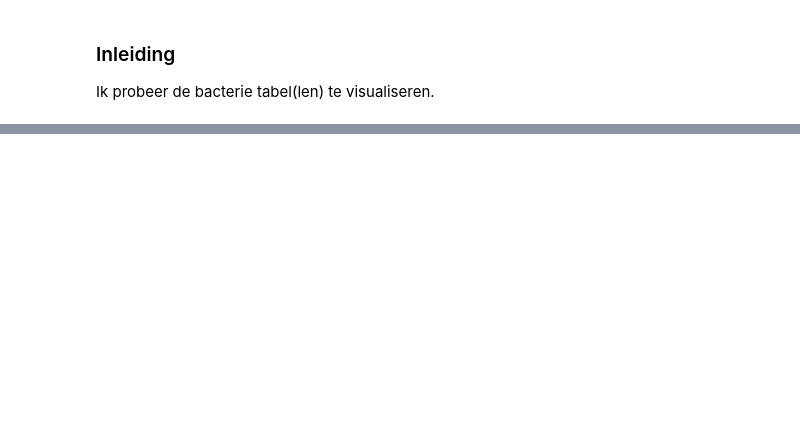
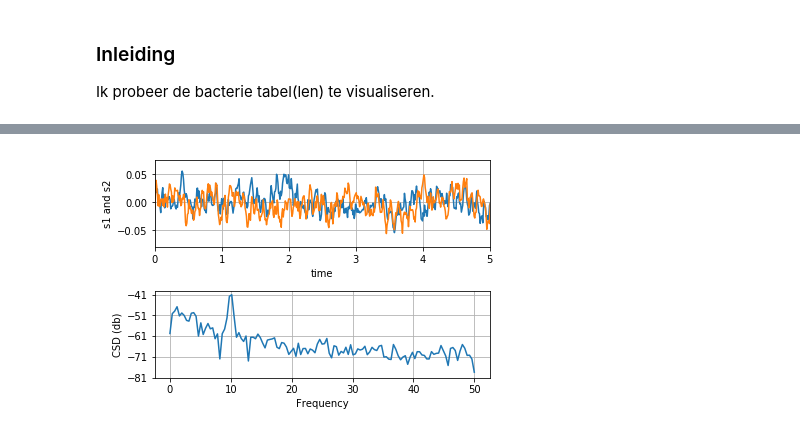
Before and after one commit to KennisnetwerkDataScience/Waterlaboratorium-Noord-IoT, a Jupyter notebook: Team1/clemens-01.ipynb, the cells around one changed output, grey strips where cells are left out. Drawn from its saved outputs; the diff is of its cells as text; code cells hidden in the pictures; blank space fills up the shorter version.

```diff
--- a/Team1/clemens-01.ipynb
+++ b/Team1/clemens-01.ipynb
@@ -21,0 +52,35 @@ d1.sample(5)
+# %%
+# https://matplotlib.org/gallery/lines_bars_and_markers/csd_demo.html#sphx-glr-gallery-lines-bars-and-markers-csd-demo-py
+
+fig, (ax1, ax2) = plt.subplots(2, 1)
+# make a little extra space between the subplots
+fig.subplots_adjust(hspace=0.5)
+
+dt = 0.01
+t = np.arange(0, 30, dt)
+
+# Fixing random state for reproducibility
+np.random.seed(19680801)
+
+nse1 = np.random.randn(len(t))                 # white noise 1
+nse2 = np.random.randn(len(t))                 # white noise 2
+r = np.exp(-t / 0.05)
+
+cnse1 = np.convolve(nse1, r, mode='same') * dt   # colored noise 1
+cnse2 = np.convolve(nse2, r, mode='same') * dt   # colored noise 2
+
+# two signals with a coherent part and a random part
+s1 = 0.01 * np.sin(2 * np.pi * 10 * t) + cnse1
+s2 = 0.01 * np.sin(2 * np.pi * 10 * t) + cnse2
+
+ax1.plot(t, s1, t, s2)
+ax1.set_xlim(0, 5)
+ax1.set_xlabel('time')
+ax1.set_ylabel('s1 and s2')
+ax1.grid(True)
+
+cxy, f = ax2.csd(s1, s2, 256, 1. / dt)
+ax2.set_ylabel('CSD (db)')
+plt.show()
+# %% [output]
+[figure, added]
```
Also changed, not shown: parts of 6 cells of this notebook.
